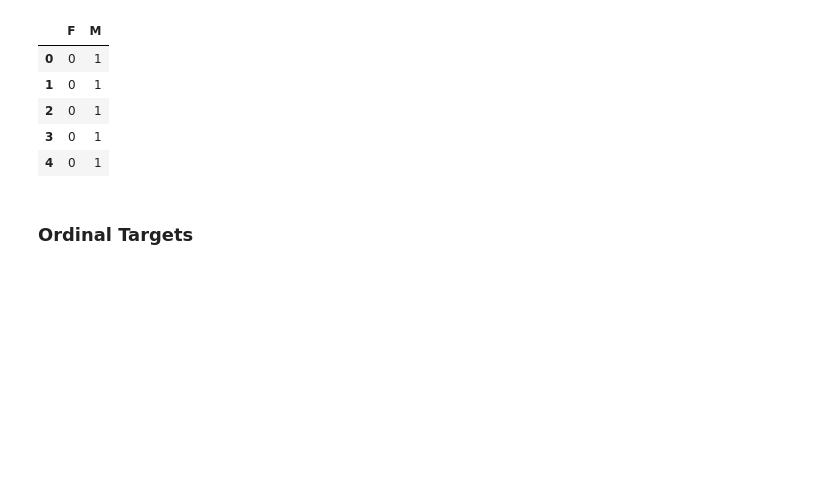
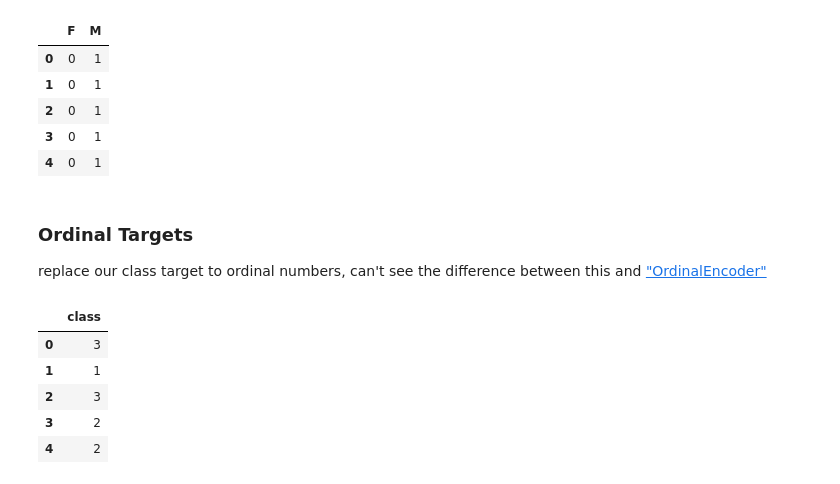
Before and after one commit to ryan840919/Body-Performance, a Jupyter notebook: 黃柏碩_body_performance_inprove.ipynb, the cells around one changed output. Drawn from its saved outputs; the diff is of its cells as text; code cells hidden in the pictures; blank space fills up the shorter version.

```diff
--- a/黃柏碩_body_performance_inprove.ipynb
+++ b/黃柏碩_body_performance_inprove.ipynb
@@ -52,5 +52,16 @@ genderdum.head()
 | 2 | 0 | 1 |
 | 3 | 0 | 1 |
 | 4 | 0 | 1 |
-# %% [markdown]
-### Ordinal Targets
+# %% [markdown]
+### Ordinal Targets
+replace our class target to ordinal numbers, can't see the difference between this and ["OrdinalEncoder"](https://scikit-learn.org/stable/modules/generated/sklearn.preprocessing.OrdinalEncoder.html)
+# %%
+classord = data[['class']].replace(['A','B','C','D'],[1,2,3,4])
+classord.head()
+# %% [output]
+|  | class |
+| 0 | 3 |
+| 1 | 1 |
+| 2 | 3 |
+| 3 | 2 |
+| 4 | 2 |
```
Also changed, not shown: parts of 1 cell of this notebook.
